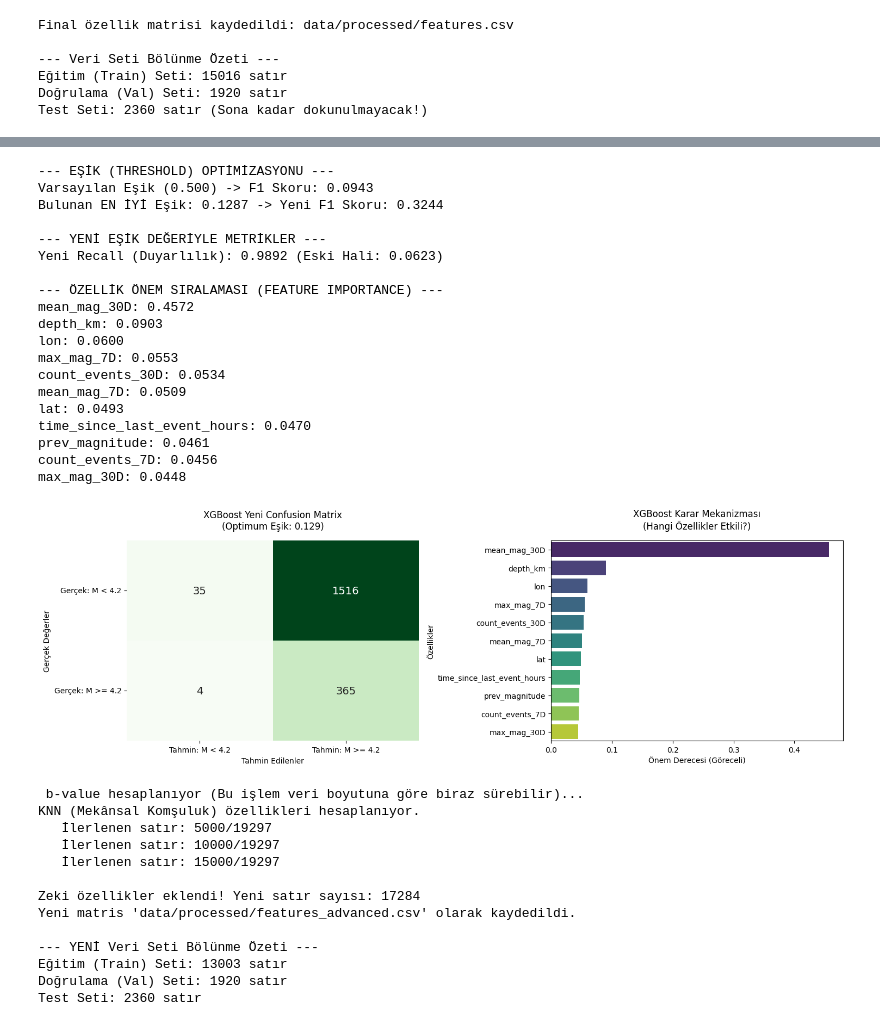
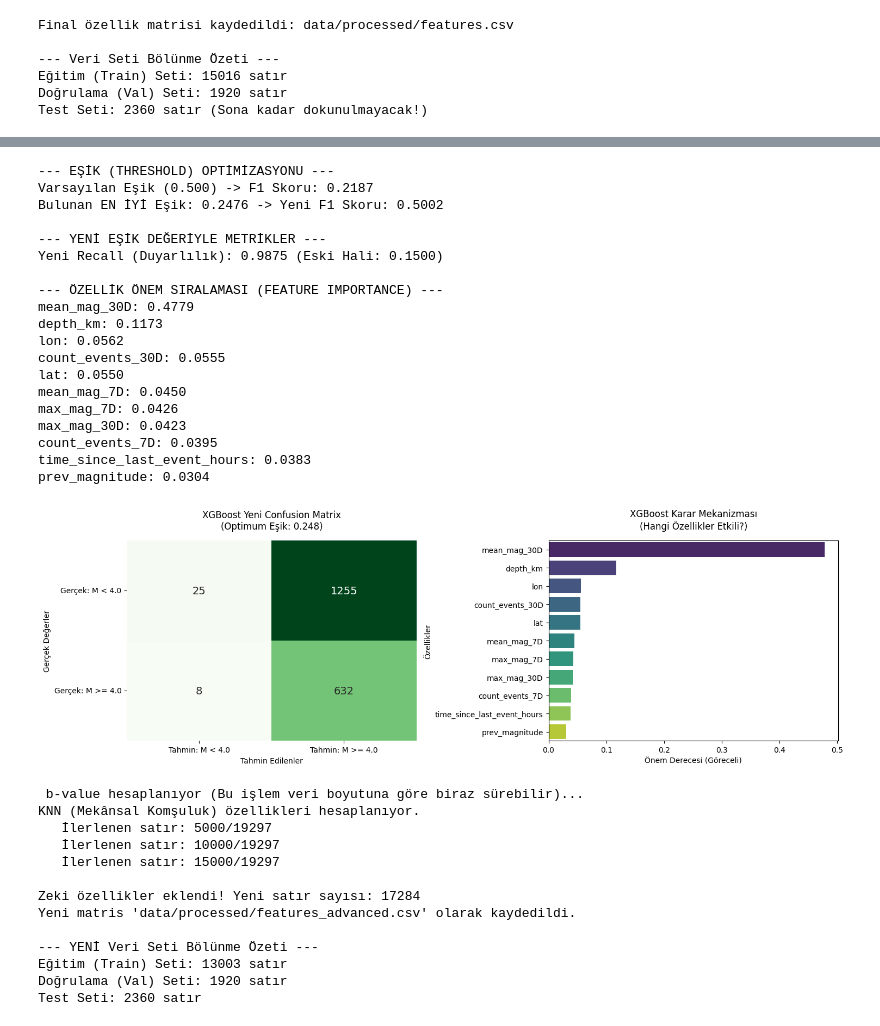
Before and after one commit to erenozelll/Earthquake_Prediction, a Jupyter notebook: group_collab_earthquake_prediction.ipynb, the cells around one changed output, grey strips where cells are left out. Saved outputs shown, nothing was run; the diff lists cells and outputs as text; code cells hidden in the pictures.

```diff
--- a/group_collab_earthquake_prediction.ipynb
+++ b/group_collab_earthquake_prediction.ipynb
@@ -153,12 +153,12 @@ df = df.sort_values('datetime').reset_index(drop=True)
 # ---------------------------------------------------------
 # 1. HEDEF DEĞİŞKEN - Taha
 # ---------------------------------------------------------
-df['target'] = (df['magnitude'] >= 4.2).astype(int)
+df['target'] = (df['magnitude'] >= 4.0).astype(int)
 
 oran = df['target'].mean() * 100
 print(f"Hedef Değişken (Target) Oluşturuldu.")
 print(f"Toplam Deprem: {len(df)}")
-print(f"4.2 Üzeri Deprem Sayısı (Pozitif Sınıf): {df['target'].sum()}")
+print(f"4.0 Üzeri Deprem Sayısı (Pozitif Sınıf): {df['target'].sum()}")
 print(f"Pozitif Sınıf Oranı: %{oran:.2f}\n")
 
 # ---------------------------------------------------------
@@ -502,50 +502,50 @@ for idx, row in feat_imp_df.iterrows():
     print(f"{row['Feature']}: {row['Importance']:.4f}")
 
 # ---------------------------------------------------------
 # 4. GÖRSELLEŞTİRME (Karmaşıklık Matrisi ve Özellik Önemi)
 # ---------------------------------------------------------
 fig, ax = plt.subplots(1, 2, figsize=(15, 5))
 
 # 1. Grafik: Yeni Confusion Matrix
 cm_adjusted = confusion_matrix(y_val, y_val_pred_adjusted)
 sns.heatmap(cm_adjusted, annot=True, fmt='d', cmap='Greens', cbar=False,
-            xticklabels=['Tahmin: M < 4.2', 'Tahmin: M >= 4.2'],
-            yticklabels=['Gerçek: M < 4.2', 'Gerçek: M >= 4.2'],
+            xticklabels=['Tahmin: M < 4.0', 'Tahmin: M >= 4.0'],
+            yticklabels=['Gerçek: M < 4.0', 'Gerçek: M >= 4.0'],
             annot_kws={"size": 14}, ax=ax[0])
 ax[0].set_title(f'XGBoost Yeni Confusion Matrix\n(Optimum Eşik: {best_threshold:.3f})', pad=15)
 ax[0].set_ylabel('Gerçek Değerler')
 ax[0].set_xlabel('Tahmin Edilenler')
 ax[0].tick_params(axis='y', rotation=0)
 
 # 2. Grafik: Feature Importance
 sns.barplot(x='Importance', y='Feature', data=feat_imp_df, ax=ax[1], palette='viridis')
 ax[1].set_title('XGBoost Karar Mekanizması\n(Hangi Özellikler Etkili?)', pad=15)
 ax[1].set_xlabel('Önem Derecesi (Göreceli)')
 ax[1].set_ylabel('Özellikler')
 
 plt.tight_layout()
 plt.show()
 # %% [output]
 --- EŞİK (THRESHOLD) OPTİMİZASYONU ---
-Varsayılan Eşik (0.500) -> F1 Skoru: 0.0943
-Bulunan EN İYİ Eşik: 0.1287 -> Yeni F1 Skoru: 0.3244
+Varsayılan Eşik (0.500) -> F1 Skoru: 0.2187
+Bulunan EN İYİ Eşik: 0.2476 -> Yeni F1 Skoru: 0.5002
 
 --- YENİ EŞİK DEĞERİYLE METRİKLER ---
-Yeni Recall (Duyarlılık): 0.9892 (Eski Hali: 0.0623)
+Yeni Recall (Duyarlılık): 0.9875 (Eski Hali: 0.1500)
 
 --- ÖZELLİK ÖNEM SIRALAMASI (FEATURE IMPORTANCE) ---
-mean_mag_30D: 0.4572
-depth_km: 0.0903
-lon: 0.0600
-max_mag_7D: 0.0553
-count_events_30D: 0.0534
-mean_mag_7D: 0.0509
-lat: 0.0493
-time_since_last_event_hours: 0.0470
-prev_magnitude: 0.0461
-count_events_7D: 0.0456
-max_mag_30D: 0.0448
+mean_mag_30D: 0.4779
+depth_km: 0.1173
+lon: 0.0562
+count_events_30D: 0.0555
+lat: 0.0550
+mean_mag_7D: 0.0450
+max_mag_7D: 0.0426
+max_mag_30D: 0.0423
+count_events_7D: 0.0395
+time_since_last_event_hours: 0.0383
+prev_magnitude: 0.0304
-[figure, old version]
+[figure, new version]
 # %%
 #ALP
 import pandas as pd
```
Also changed, not shown: parts of 13 cells of this notebook.
